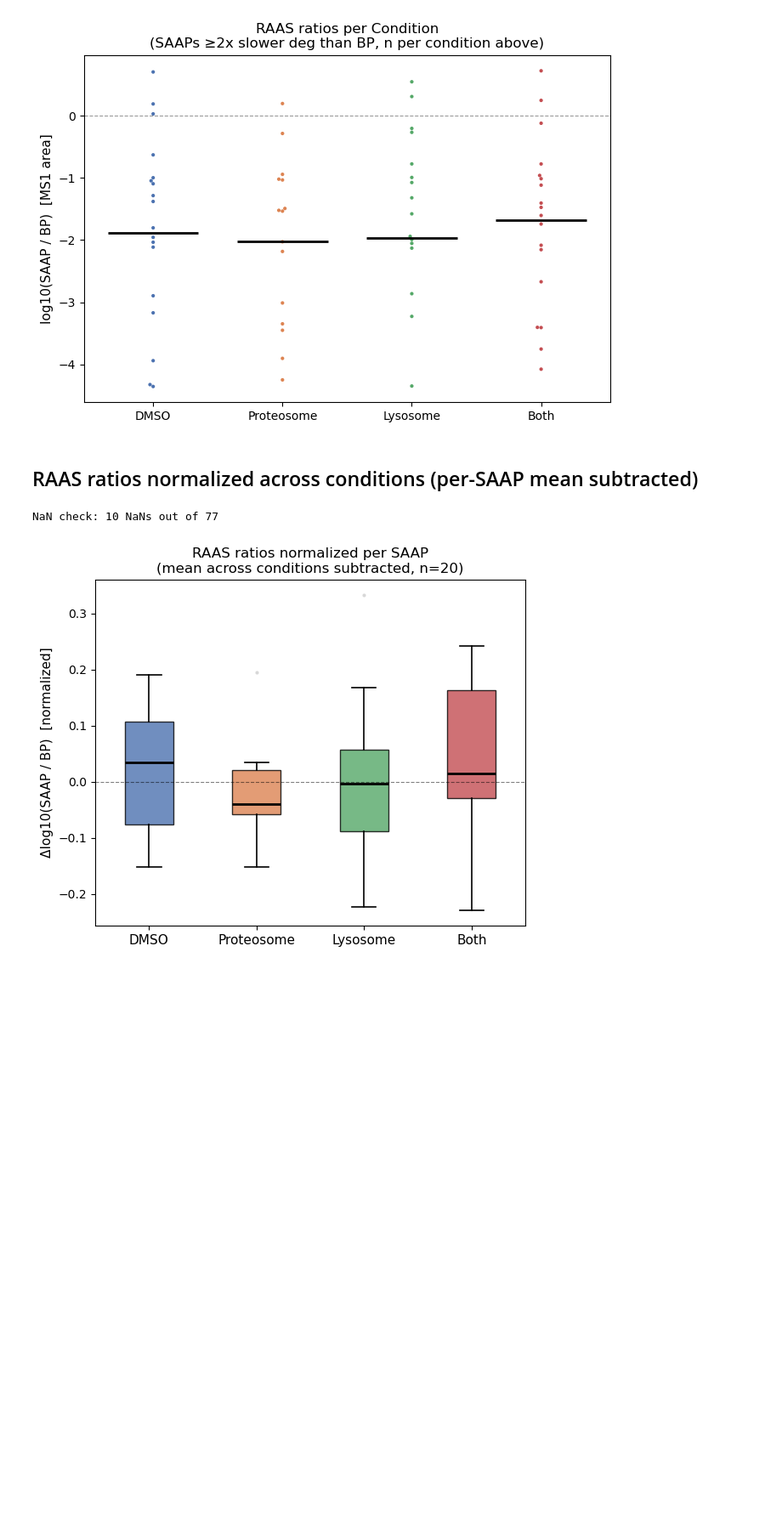
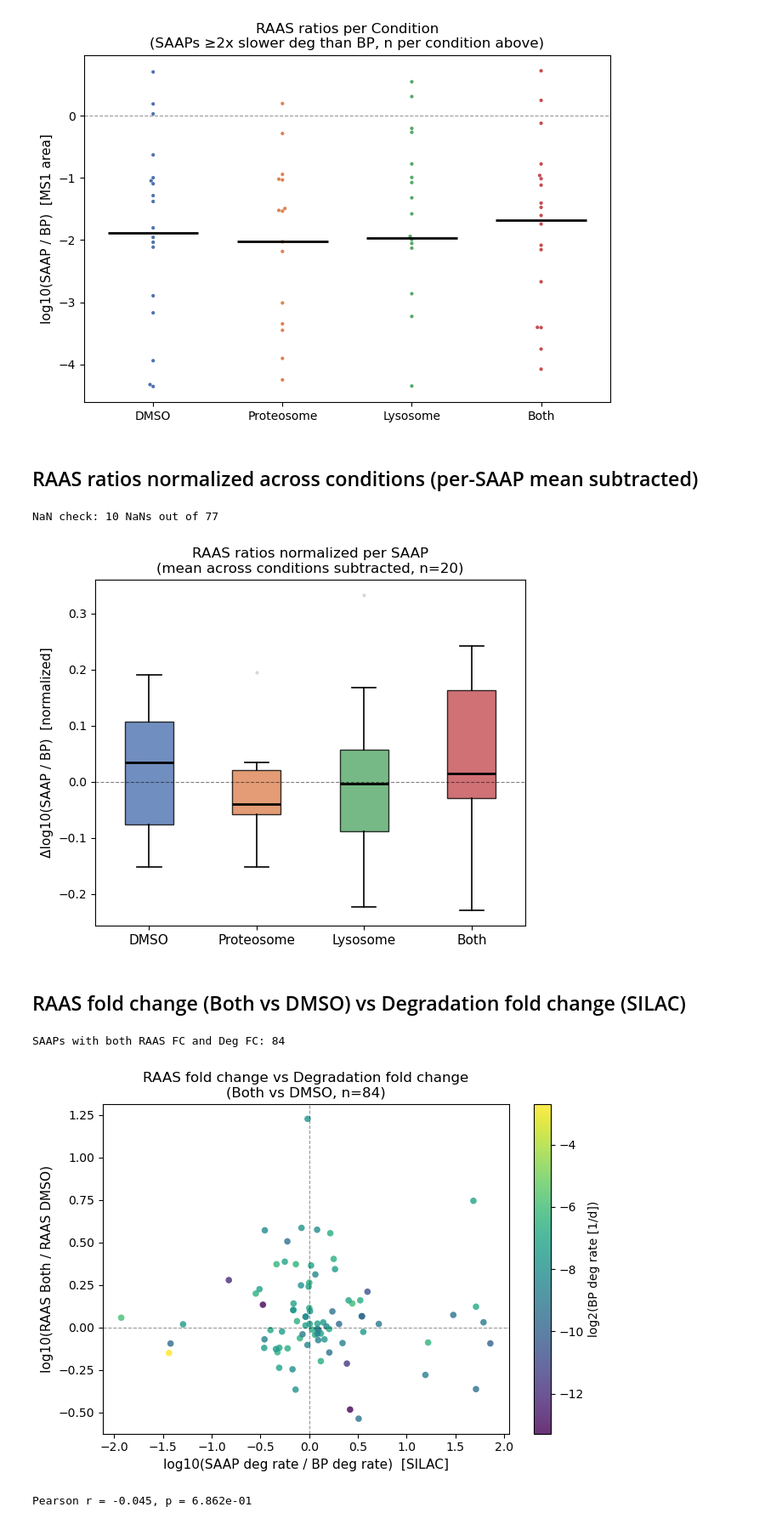
Before and after one commit to Andrew-Leduc/AAS_revisions, a Jupyter notebook: Analysis/iNeuron.ipynb, the cells around one changed output. Shown at 85% size. Cells and saved outputs as stored; diff of their text form; code cells hidden in the pictures; blank space fills up the shorter version.

```diff
--- a/Analysis/iNeuron.ipynb
+++ b/Analysis/iNeuron.ipynb
@@ -334,3 +334,57 @@ plt.show()
 # %% [output]
 NaN check: 10 NaNs out of 77
 [figure]
+# %% [markdown]
+## RAAS fold change (Both vs DMSO) vs Degradation fold change (SILAC)
+# %%
+# RAAS fold change (Both / DMSO) — all SAAPs, no deg filter
+all_ratios_cond = ratios.merge(meta[['Run', 'Condition']], on='Run', how='left')
+all_ratios_cond['log10_MS1'] = np.log10(all_ratios_cond['MS1_ratio'])
+
+raas_by_cond = (
+    all_ratios_cond[all_ratios_cond['Condition'].isin(['DMSO', 'Both'])]
+    .groupby(['SAAP', 'Condition'])['log10_MS1']
+    .mean()
+    .unstack('Condition')
+    .dropna()
+)
+raas_by_cond['RAAS_FC'] = raas_by_cond['Both'] - raas_by_cond['DMSO']
+
+# Deg fold change + BP deg rate from SILAC
+silac_all = pd.read_excel(deg_data)[['SAAP', 'BP', 'SAAP degradation rate [1/d]', 'BP degradation rate [1/d]']].dropna()
+silac_fc = silac_all.groupby('SAAP')[['SAAP degradation rate [1/d]', 'BP degradation rate [1/d]']].mean()
+silac_fc = silac_fc[(silac_fc['SAAP degradation rate [1/d]'] > 0) & (silac_fc['BP degradation rate [1/d]'] > 0)]
+silac_fc['Deg_FC'] = np.log10(silac_fc['SAAP degradation rate [1/d]'] / silac_fc['BP degradation rate [1/d]'])
+silac_fc['log2_BP_deg'] = np.log2(silac_fc['BP degradation rate [1/d]'])
+
+# Merge and drop any remaining inf/nan
+scatter_df = raas_by_cond[['RAAS_FC']].join(silac_fc[['Deg_FC', 'log2_BP_deg']], how='inner')
+scatter_df = scatter_df.replace([np.inf, -np.inf], np.nan).dropna()
+print(f'SAAPs with both RAAS FC and Deg FC: {len(scatter_df)}')
+
+# Scatter plot colored by log2 BP deg rate
+fig, ax = plt.subplots(figsize=(7, 5))
+sc = ax.scatter(scatter_df['Deg_FC'], scatter_df['RAAS_FC'],
+                c=scatter_df['log2_BP_deg'], cmap='viridis',
+                alpha=0.8, s=30, edgecolors='none')
+cbar = plt.colorbar(sc, ax=ax)
+cbar.set_label('log2(BP deg rate [1/d])', fontsize=10)
+
+ax.axhline(0, color='black', linewidth=0.8, linestyle='--', alpha=0.4)
+ax.axvline(0, color='black', linewidth=0.8, linestyle='--', alpha=0.4)
+
+ax.set_xlabel('log10(SAAP deg rate / BP deg rate)  [SILAC]', fontsize=11)
+ax.set_ylabel('log10(RAAS Both / RAAS DMSO)', fontsize=11)
+ax.set_title(f'RAAS fold change vs Degradation fold change\n(Both vs DMSO, n={len(scatter_df)})', fontsize=12)
+
+plt.tight_layout()
+# plt.savefig('iNeuron_RAAS_vs_Deg_FC.pdf', dpi=150)
+plt.show()
+
+from scipy import stats
+r, p = stats.pearsonr(scatter_df['Deg_FC'], scatter_df['RAAS_FC'])
+print(f'Pearson r = {r:.3f}, p = {p:.3e}')
+# %% [output]
+SAAPs with both RAAS FC and Deg FC: 84
+[figure, added]
+Pearson r = -0.045, p = 6.862e-01
```
Also changed, not shown: parts of 5 cells of this notebook, 2 other files.
